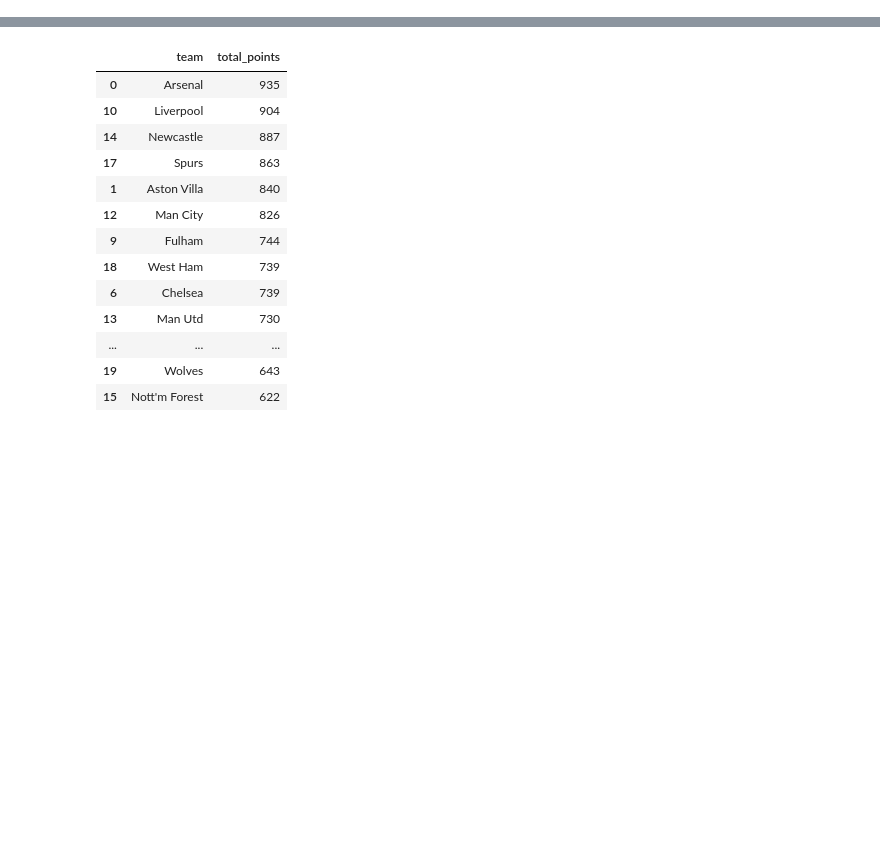
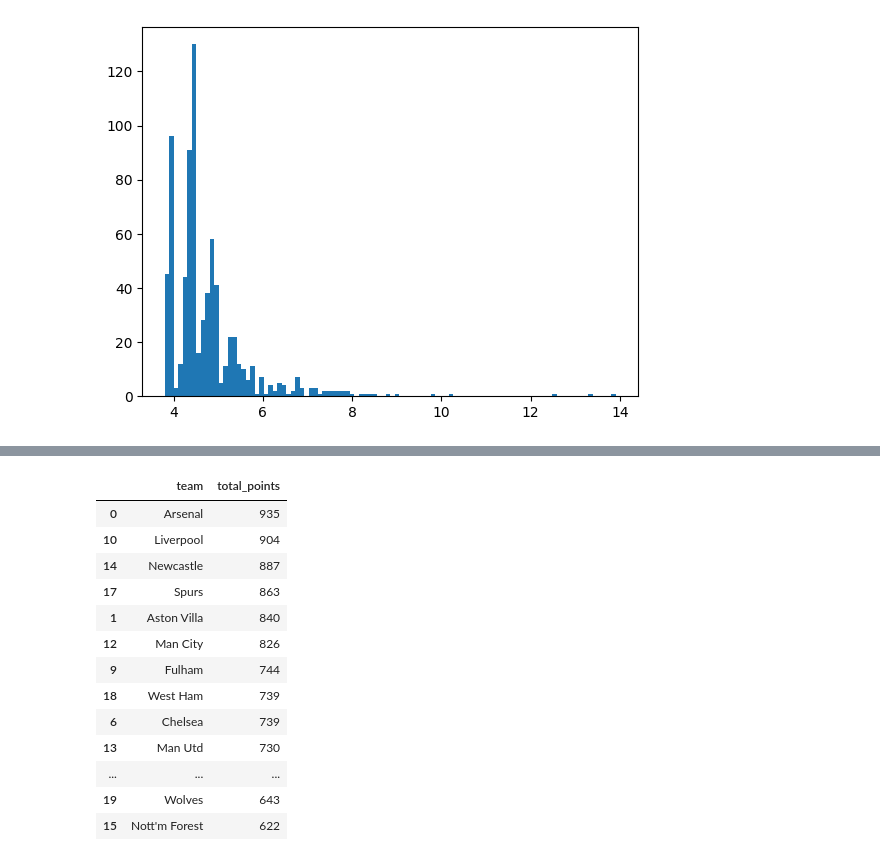
Before and after one commit to nmannheimer/data511, a Jupyter notebook: nbs/test.ipynb, the cells around one changed output, grey strips where cells are left out. Cells and saved outputs as stored; diff of their text form; code cells hidden in the pictures; blank space fills up the shorter version.

```diff
--- a/nbs/test.ipynb
+++ b/nbs/test.ipynb
@@ -8 +20,5 @@ df = pd.read_csv(f'../data/players.csv')
+# %%
+plt.hist(df.now_cost.values/10., bins=100);
+# %% [output]
+[figure, added]
 # %%
```
Also changed, not shown: parts of 6 cells of this notebook, 1 other file.
